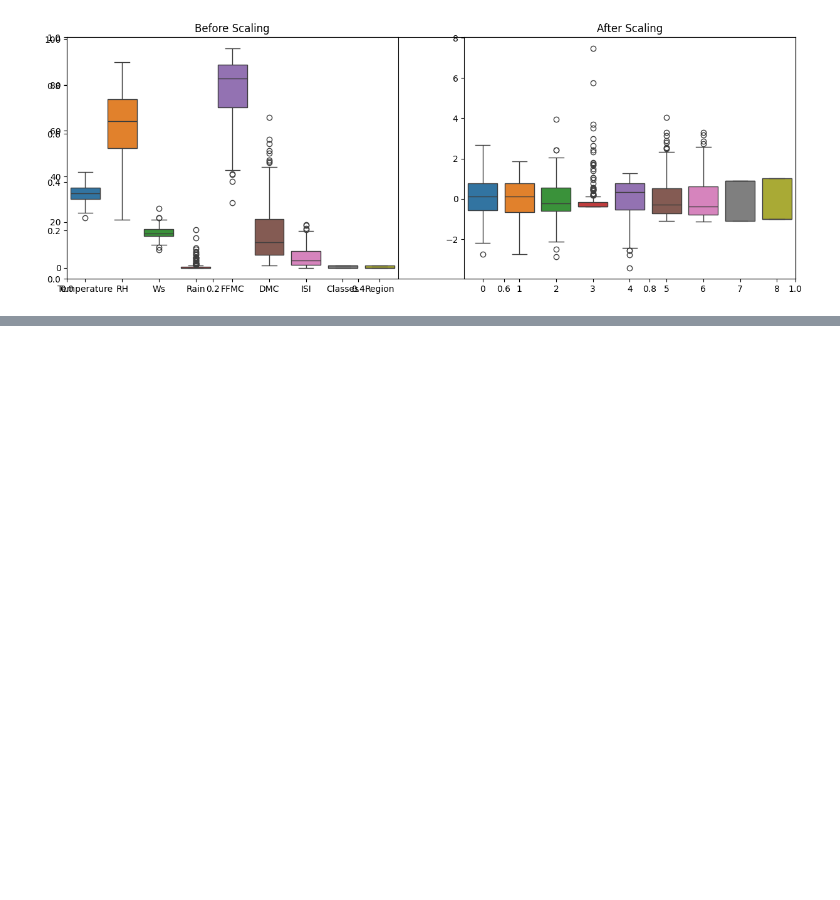
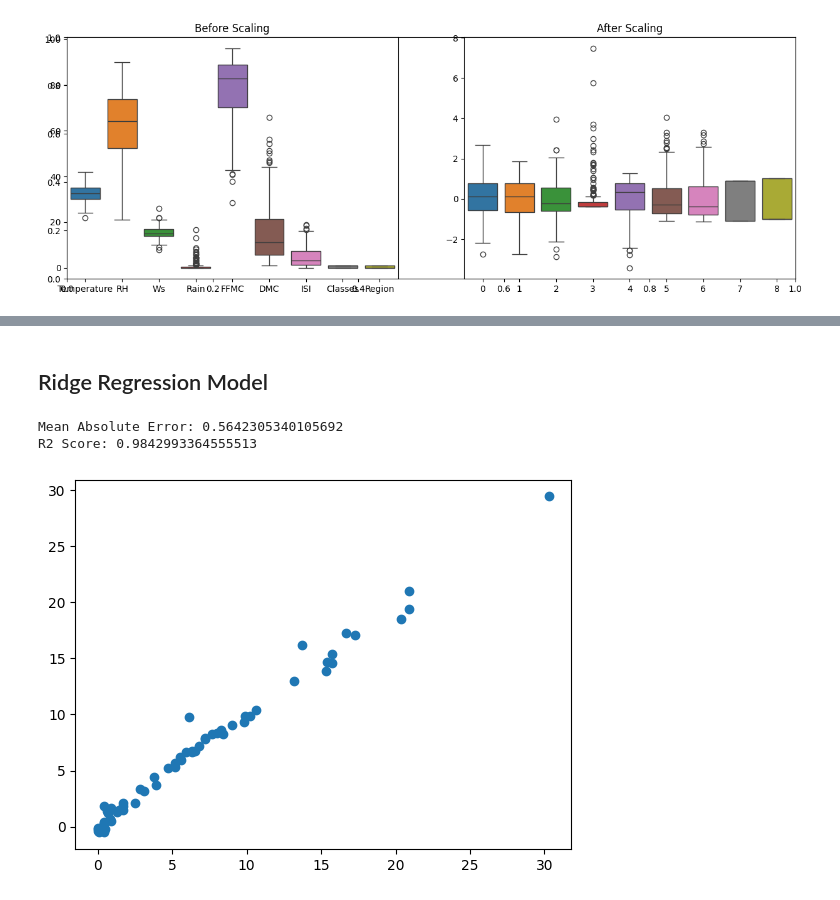
Before and after one commit to mukulvyas/Machine-Learning, a Jupyter notebook: Ridge, Lasso and ElasticNet ML Algorithms/Model _Training.ipynb, the cells around one changed output, grey strips where cells are left out. Drawn from its saved outputs; the diff is of its cells as text; code cells hidden in the pictures; blank space fills up the shorter version.

```diff
--- a/Ridge, Lasso and ElasticNet ML Algorithms/Model _Training.ipynb
+++ b/Ridge, Lasso and ElasticNet ML Algorithms/Model _Training.ipynb
@@ -165,0 +205,17 @@ plt.show()
+# %% [markdown]
+## Ridge Regression Model
+# %%
+## let's apply the Ridge Regression
+from sklearn.linear_model import Ridge
+ridge = Ridge()
+ridge.fit(X_train_scaled,y_train)
+y_pred = ridge.predict(X_test_scaled)
+print('Mean Absolute Error:',mean_absolute_error(y_test,y_pred))
+score = r2_score(y_test,y_pred)
+print('R2 Score:',score)
+plt.scatter(y_test,y_pred)
+plt.show()
+# %% [output]
+Mean Absolute Error: 0.5642305340105692
+R2 Score: 0.9842993364555513
+[figure, added]
```
Also changed, not shown: parts of 17 cells of this notebook.
